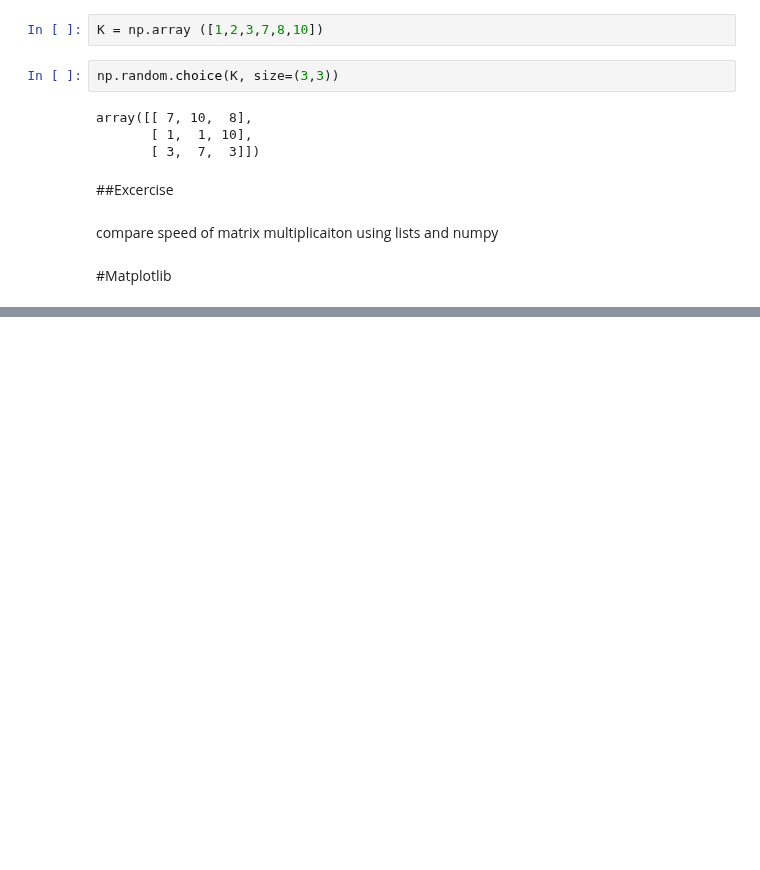
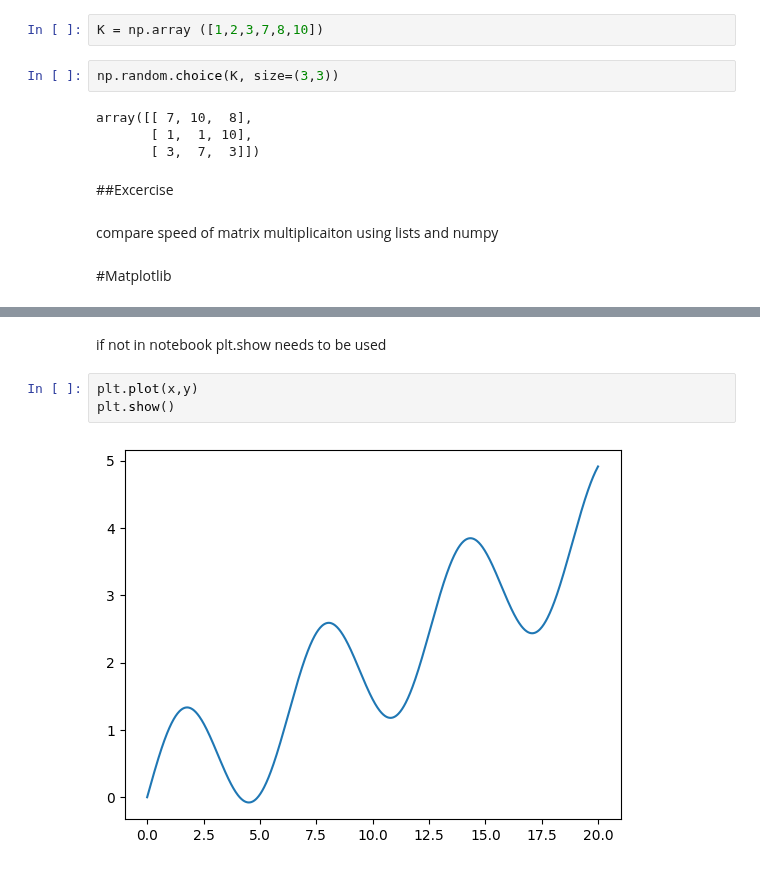
Before and after one commit to wiemila/ML-courses, a Jupyter notebook: Deep_Learning_Prerequisites.ipynb, the cells around one changed output, grey strips where cells are left out. Drawn from its saved outputs; the diff is of its cells as text; blank space fills up the shorter version.

```diff
--- a/Deep_Learning_Prerequisites.ipynb
+++ b/Deep_Learning_Prerequisites.ipynb
@@ -531,0 +547,7 @@ compare speed of matrix multiplicaiton using lists and numpy
+# %% [markdown]
+if not in notebook plt.show needs to be used
+# %%
+plt.plot(x,y)
+plt.show()
+# %% [output]
+[figure, added]
```
Also changed, not shown: parts of 19 cells of this notebook.
